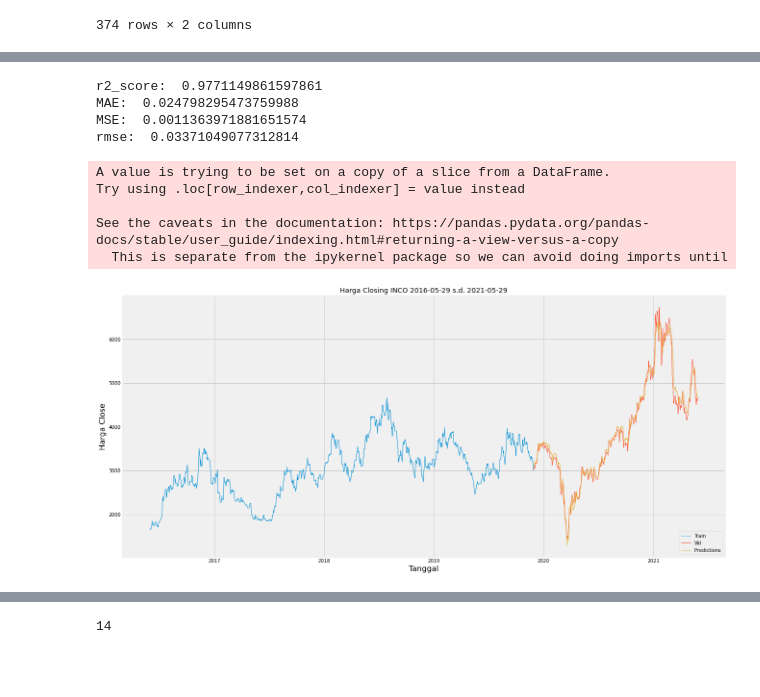
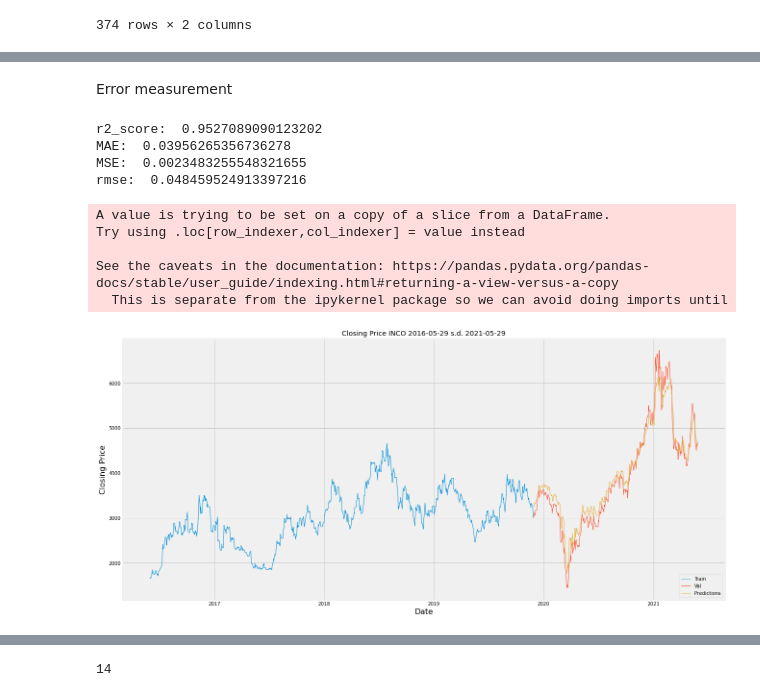
Before and after one commit to andreanstev/Stock_Price_Prediction_LSTM, a Jupyter notebook: StockPriceLSTM_v2.ipynb, the cells around one changed output, grey strips where cells are left out. Drawn from its saved outputs; the diff is of its cells as text; code cells hidden in the pictures; blank space fills up the shorter version.

```diff
--- a/StockPriceLSTM_v2.ipynb
+++ b/StockPriceLSTM_v2.ipynb
@@ -55,5 +57,5 @@ dataset
 # %%
-#Apply MinMaxScaler / Normalisasi
-scaler = MinMaxScaler()
+#Apply MinMaxScaler / Normalization
+scaler = MinMaxScaler(feature_range=(0, 1))
 scaled_data = scaler.fit_transform(dataset)
 # %%
@@ -188,6 +190,8 @@ for i in range(inp, len(test_data)):
 x_test,y_test = np.array(x_test), np.array(y_test)
 # %%
 x_test = np.reshape(x_test, (x_test.shape[0], x_test.shape[1], n_feature))
+# %% [markdown]
+Error measurement
 # %%
 predictions = model.predict(x_test)
 print('r2_score: ',r2_score(y_test[:,0], predictions[:,0]))
@@ -197,34 +201,34 @@ print('rmse: ',mean_squared_error(y_test[:,0], predictions[:,0],squared=False))
 predictions = scaler.inverse_transform(predictions)
 #predictions[:,0]
 # %% [output]
-r2_score:  0.9771149861597861
-MAE:  0.024798295473759988
-MSE:  0.0011363971881651574
-rmse:  0.03371049077312814
+r2_score:  0.9527089090123202
+MAE:  0.03956265356736278
+MSE:  0.0023483255548321655
+rmse:  0.048459524913397216
 # %%
 train = data[:data_len-h]
 test = data[data_len-h:data_len]
 test['Predictions'] = predictions[:,0]
 plt.figure(figsize=(20,10))
-plt.title(f'Harga Closing {stock_code} {startdate} s.d. {enddate}')
-plt.xlabel('Tanggal', fontsize = 16 )
-plt.ylabel('Harga Close', fontsize = 16 )
+plt.title(f'Closing Price {stock_code} {startdate} s.d. {enddate}')
+plt.xlabel('Date', fontsize = 16 )
+plt.ylabel('Closing Price', fontsize = 16 )
 plt.plot(train['Close'],linewidth=1)
 plt.plot(test[['Close','Predictions']],linewidth=1)
 #x = pd.to_datetime('2018/02/01', format='%Y/%m/%d')
 #str1 = 'Learning rate: {}'.format(learning_rate)
 #str2 = 'Epoch: {}'.format(epoch)
 #plt.annotate(str1, (x,4200), (x,4200), fontsize=12)
 #plt.annotate(str2, (x,4100), (x,4100), fontsize=12)
 plt.legend(['Train','Val','Predictions'], loc = 'lower right')
 plt.show()
 # %% [output]
 A value is trying to be set on a copy of a slice from a DataFrame.
 Try using .loc[row_indexer,col_indexer] = value instead
 
 See the caveats in the documentation: https://pandas.pydata.org/pandas-docs/stable/user_guide/indexing.html#returning-a-view-versus-a-copy
   This is separate from the ipykernel package so we can avoid doing imports until
-[figure, old version]
+[figure, new version]
 # %%
 plt.figure(figsize=(10,10))
 plt.plot(test[['Close','Predictions']],linewidth=1.5)
```
Also changed, not shown: parts of 15 cells of this notebook.
